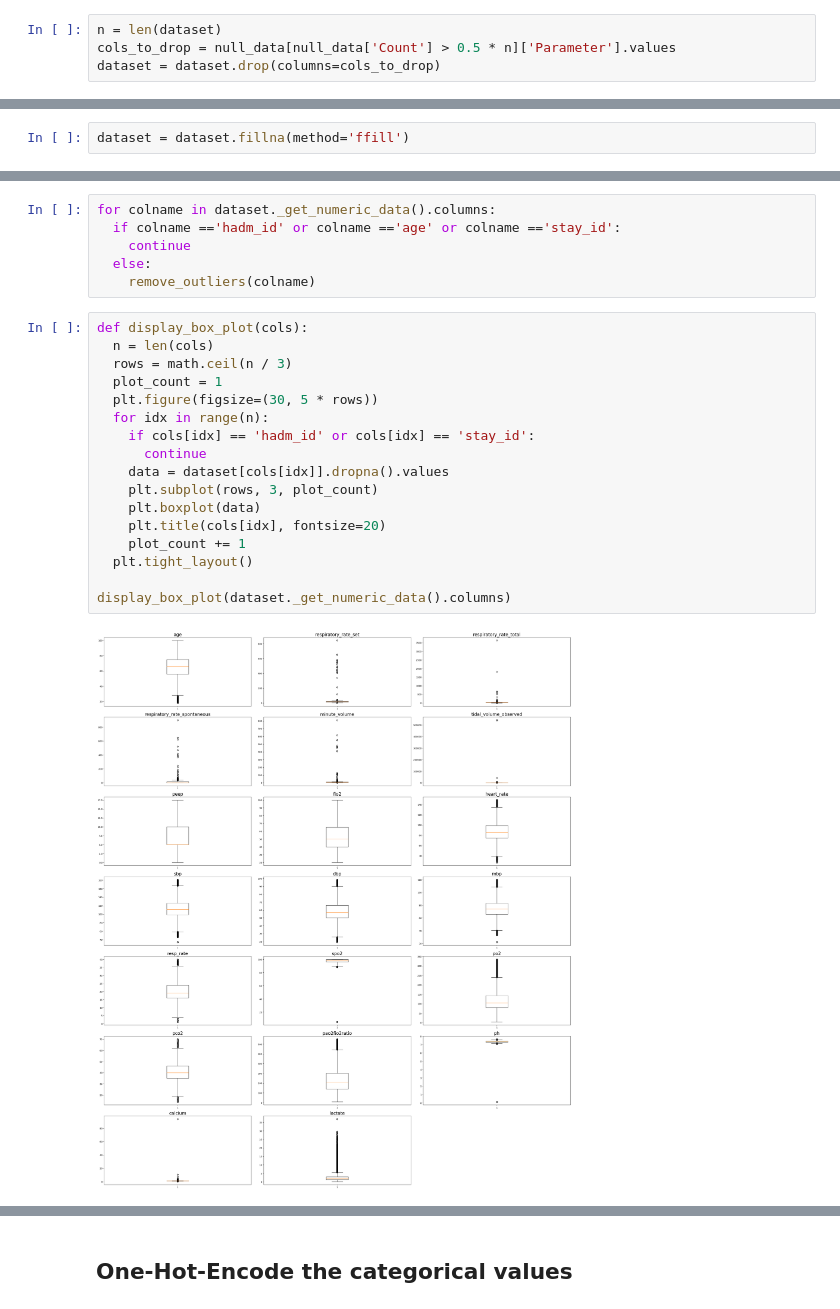
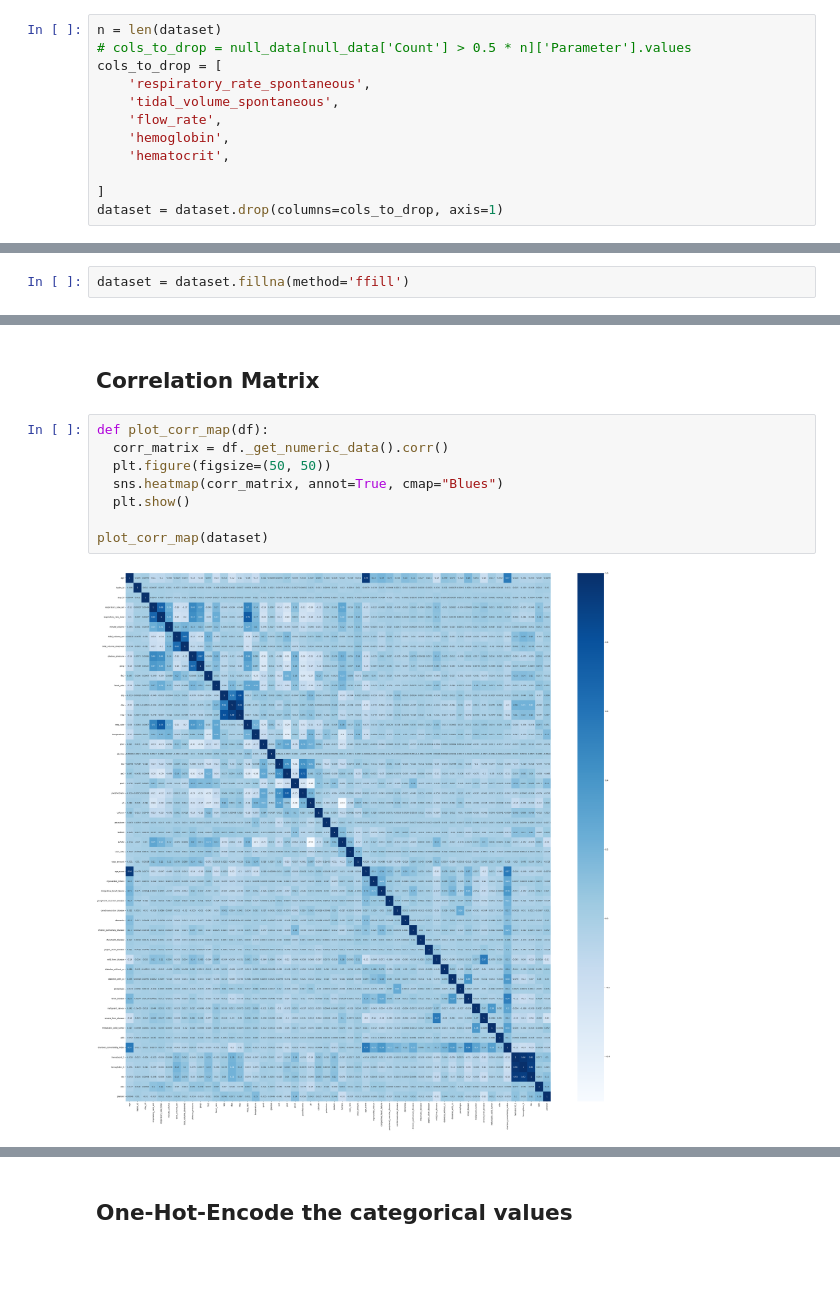
Before and after one commit to gokullan/early-ARDS-prediction, a Jupyter notebook: Early_Prediction_of_ARDS.ipynb, the cells around one changed output, grey strips where cells are left out. Cells and saved outputs as stored; diff of their text form; blank space fills up the shorter version.

```diff
--- a/Early_Prediction_of_ARDS.ipynb
+++ b/Early_Prediction_of_ARDS.ipynb
@@ -109,4 +167,12 @@ Drop those columns that have > 50% null values
 # %%
 n = len(dataset)
-cols_to_drop = null_data[null_data['Count'] > 0.5 * n]['Parameter'].values
-dataset = dataset.drop(columns=cols_to_drop)
+# cols_to_drop = null_data[null_data['Count'] > 0.5 * n]['Parameter'].values
+cols_to_drop = [
+    'respiratory_rate_spontaneous',
+    'tidal_volume_spontaneous',
+    'flow_rate',
+    'hemoglobin',
+    'hematocrit',
+
+]
+dataset = dataset.drop(columns=cols_to_drop, axis=1)
@@ -202,25 +183,12 @@ def remove_outliers(colname):
-# %%
-for colname in dataset._get_numeric_data().columns:
-  if colname =='hadm_id' or colname =='age' or colname =='stay_id':
-    continue
-  else:
-    remove_outliers(colname)
-# %%
-def display_box_plot(cols):
-  n = len(cols)
-  rows = math.ceil(n / 3)
-  plot_count = 1
-  plt.figure(figsize=(30, 5 * rows))
-  for idx in range(n):
-    if cols[idx] == 'hadm_id' or cols[idx] == 'stay_id':
-      continue
-    data = dataset[cols[idx]].dropna().values
-    plt.subplot(rows, 3, plot_count)
-    plt.boxplot(data)
-    plt.title(cols[idx], fontsize=20)
-    plot_count += 1
-  plt.tight_layout()
-
-display_box_plot(dataset._get_numeric_data().columns)
-# %% [output]
-[figure, removed]
+# %% [markdown]
+## Correlation Matrix
+# %%
+def plot_corr_map(df):
+  corr_matrix = df._get_numeric_data().corr()
+  plt.figure(figsize=(50, 50))
+  sns.heatmap(corr_matrix, annot=True, cmap="Blues")
+  plt.show()
+
+plot_corr_map(dataset)
+# %% [output]
+[figure, added]
```
Also changed, not shown: parts of 84 cells of this notebook.
